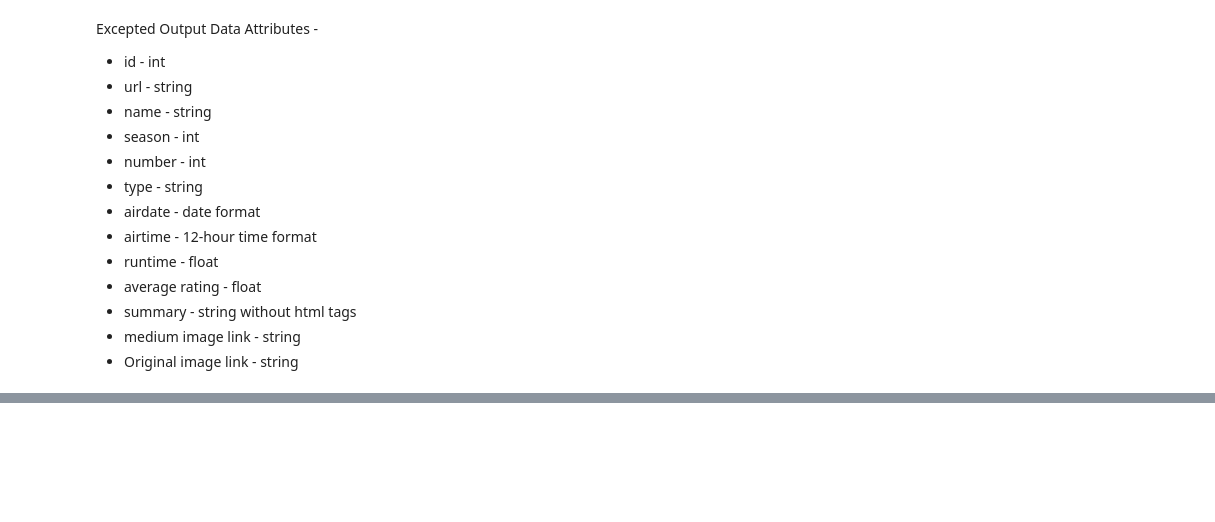
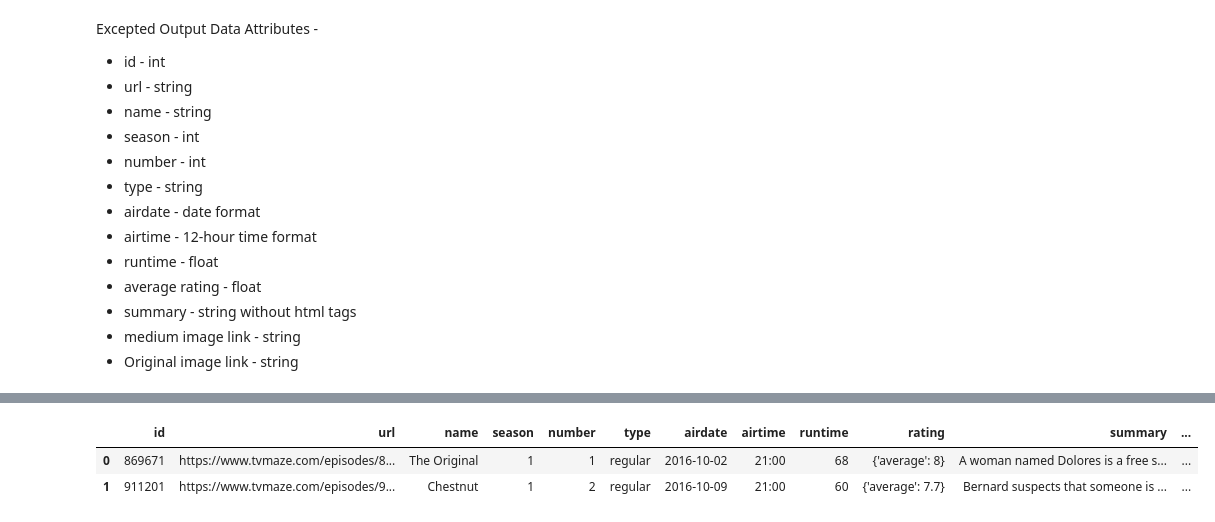
Before and after one commit to abhijitchak103/iNeuron-Assignments, a Jupyter notebook: Python Questions/Question 5.ipynb, the cells around one changed output, grey strips where cells are left out. Cells and saved outputs as stored; diff of their text form; code cells hidden in the pictures; blank space fills up the shorter version.

```diff
--- a/Python Questions/Question 5.ipynb
+++ b/Python Questions/Question 5.ipynb
@@ -94,0 +125,4 @@ Excepted Output Data Attributes -
+# %%
+# Extract original links from image to new column
+
+df_copy["original_image_link"] = df_copy["image"].apply(lambda x: x["original"])
@@ -94,0 +137,21 @@ Excepted Output Data Attributes -
+# %%
+# As we have the medium and original image links in different columns,
+# we can remove image column
+
+df_copy.drop("image", axis = 1, inplace=True)
+# %%
+# Let's clean the summary column now
+
+df_copy["summary"] = df_copy['summary'].str.replace(r'<[^<>]*>', '', regex=True)
+# %%
+# Let's now get the ratings to average ratings
+
+df_copy["average_rating"] = df_copy["rating"].apply(lambda x: x["average"])
+# %%
+# Lets check head for new columns created
+
+df_copy.head(2)
+# %% [output]
+|  | id | url | name | season | number | type | airdate | airtime | runtime | rating | summary | ... |
+| 0 | 869671 | https://www.tvmaze.com/episodes/8... | The Original | 1 | 1 | regular | 2016-10-02 | 21:00 | 68 | {'average': 8} | A woman named Dolores is a free s... | ... |
+| 1 | 911201 | https://www.tvmaze.com/episodes/9... | Chestnut | 1 | 2 | regular | 2016-10-09 | 21:00 | 60 | {'average': 7.7} | Bernard suspects that someone is ... | ... |
```
Also changed, not shown: parts of 28 cells of this notebook, 1 other file.
